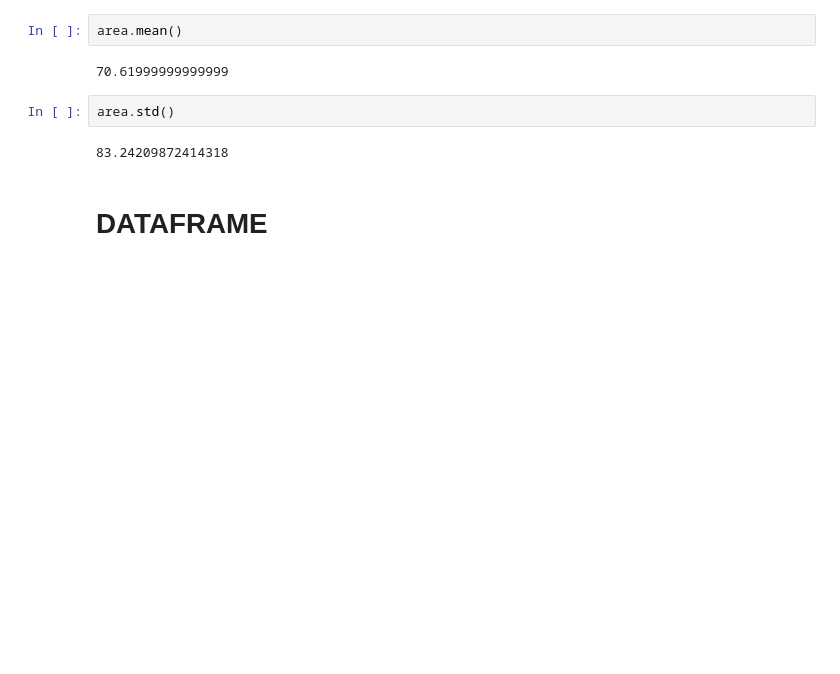
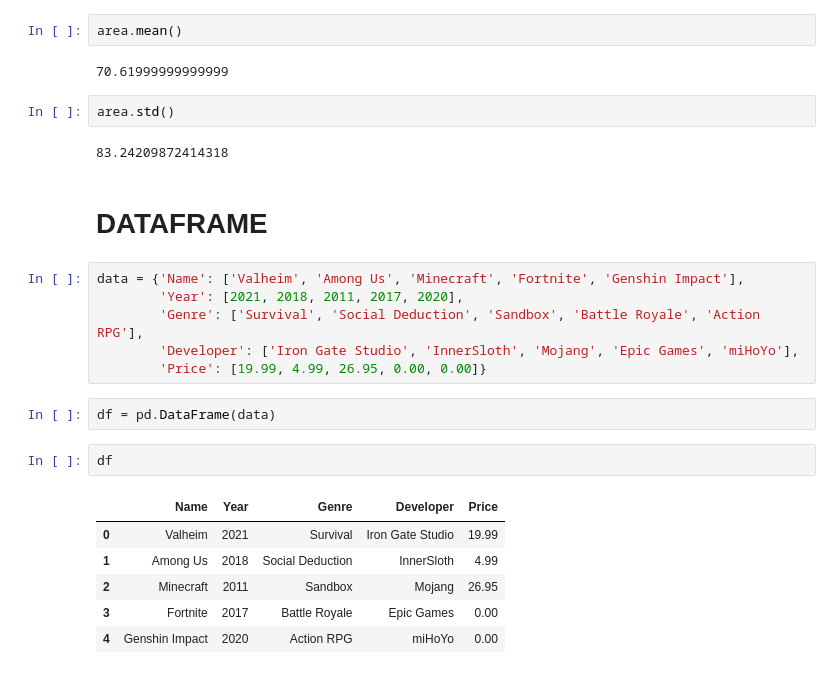
Before and after one commit to mohAhanin/Data-Analysis-bootcamp, a Jupyter notebook: bootcamp-Pandas Full Review.ipynb, the cells around one changed output. Drawn from its saved outputs; the diff is of its cells as text; blank space fills up the shorter version.

```diff
--- a/bootcamp-Pandas Full Review.ipynb
+++ b/bootcamp-Pandas Full Review.ipynb
@@ -317,3 +317,20 @@ area.std()
 83.24209872414318
 # %% [markdown]
 # DATAFRAME
+# %%
+data = {'Name': ['Valheim', 'Among Us', 'Minecraft', 'Fortnite', 'Genshin Impact'],
+        'Year': [2021, 2018, 2011, 2017, 2020],
+        'Genre': ['Survival', 'Social Deduction', 'Sandbox', 'Battle Royale', 'Action RPG'],
+        'Developer': ['Iron Gate Studio', 'InnerSloth', 'Mojang', 'Epic Games', 'miHoYo'],
+        'Price': [19.99, 4.99, 26.95, 0.00, 0.00]}
+# %%
+df = pd.DataFrame(data)
+# %%
+df
+# %% [output]
+|  | Name | Year | Genre | Developer | Price |
+| 0 | Valheim | 2021 | Survival | Iron Gate Studio | 19.99 |
+| 1 | Among Us | 2018 | Social Deduction | InnerSloth | 4.99 |
+| 2 | Minecraft | 2011 | Sandbox | Mojang | 26.95 |
+| 3 | Fortnite | 2017 | Battle Royale | Epic Games | 0.00 |
+| 4 | Genshin Impact | 2020 | Action RPG | miHoYo | 0.00 |
```
Also changed, not shown: parts of 32 cells of this notebook.
